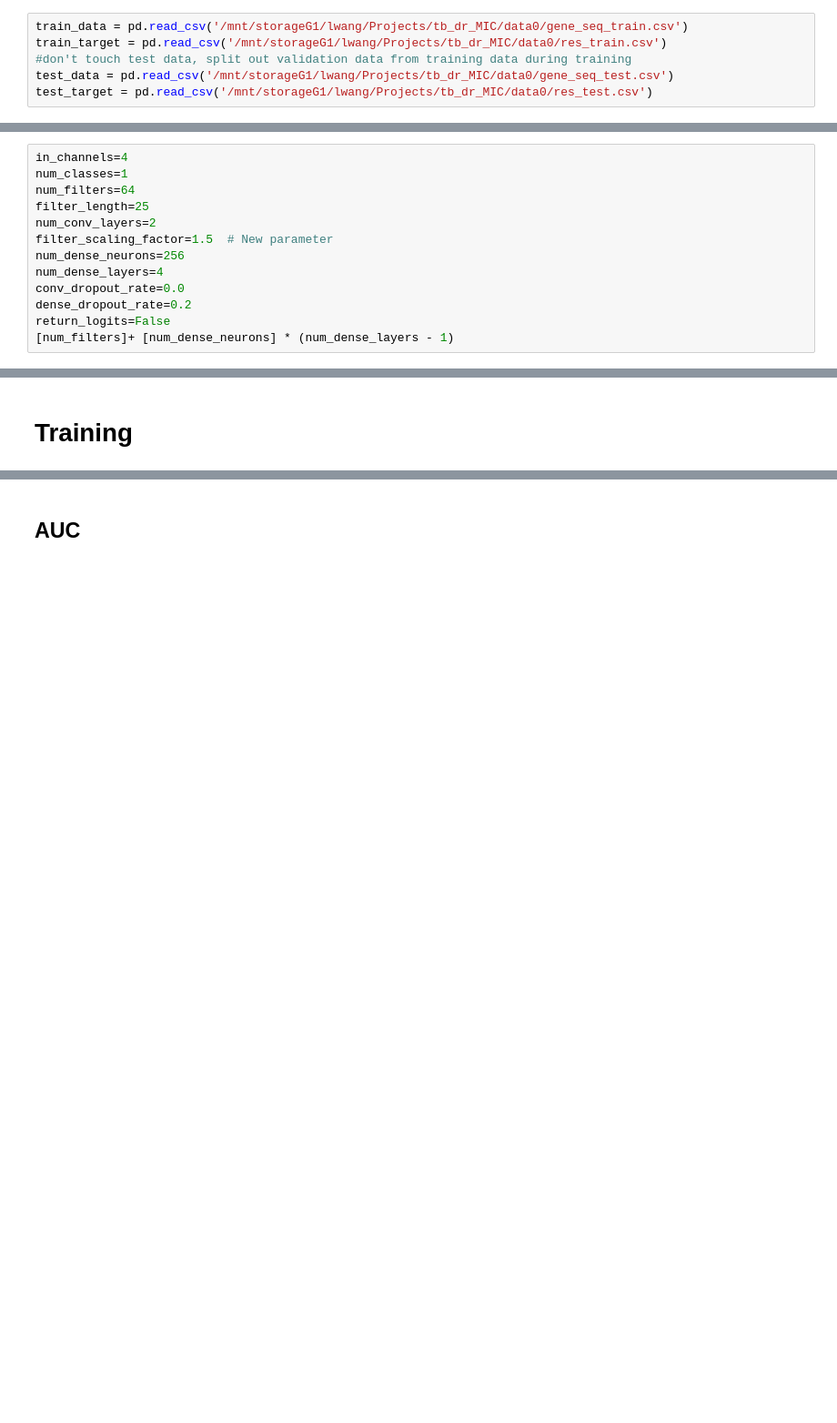
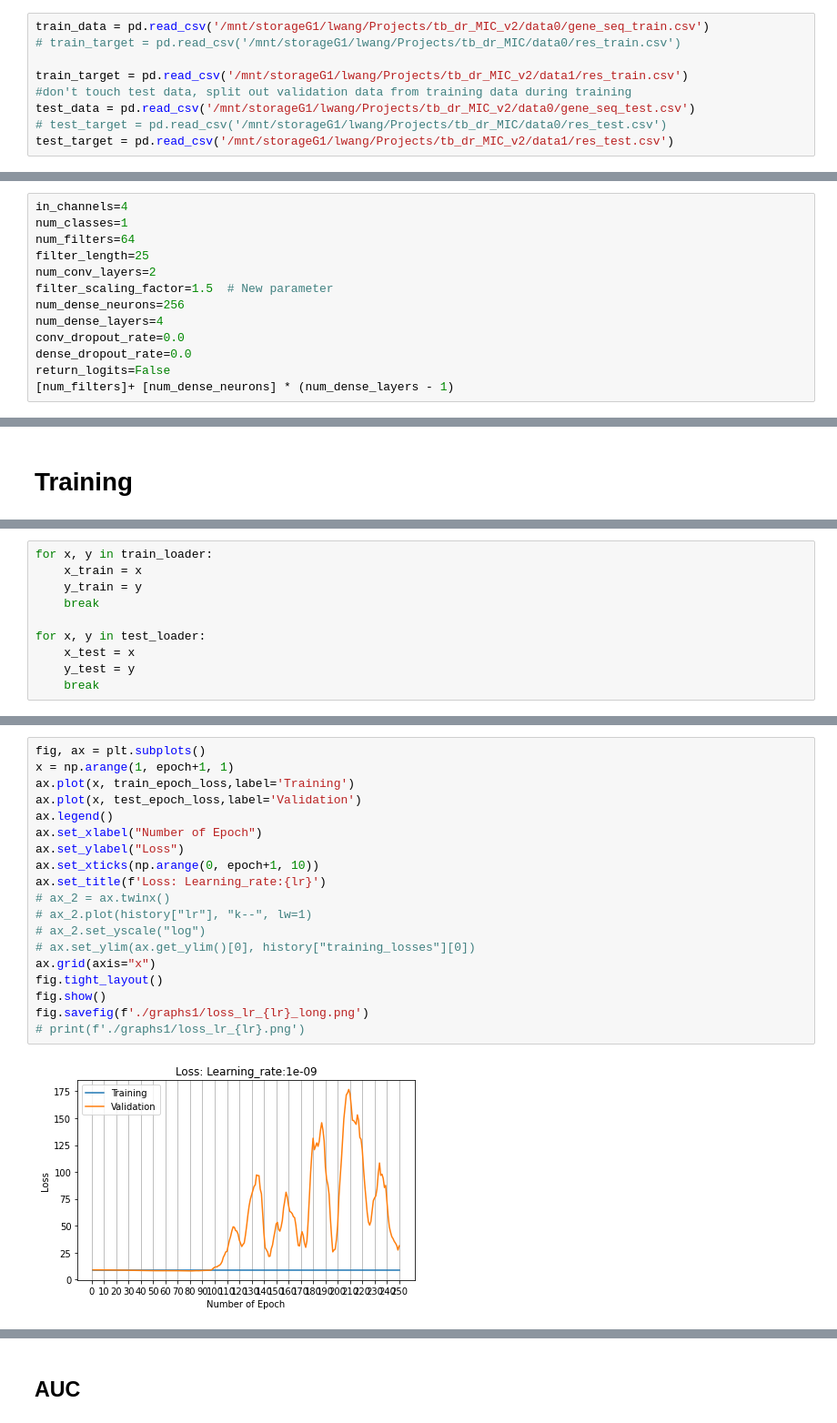
Before and after one commit to linfeng-wang/tb_dr_MIC_v2, a Jupyter notebook: nn-model_green.ipynb, the cells around one changed output, grey strips where cells are left out. Shown at 91% size. Cells and saved outputs as stored; diff of their text form; blank space fills up the shorter version.

```diff
--- a/nn-model_green.ipynb
+++ b/nn-model_green.ipynb
@@ -87,11 +87,14 @@ def print_full(x):
 # %%
 all = pd.read_csv('/mnt/storageG1/lwang/Projects/tb_dr_MIC/CRyPTIC_reuse_table_20221019.csv')
 # %%
-train_data = pd.read_csv('/mnt/storageG1/lwang/Projects/tb_dr_MIC/data0/gene_seq_train.csv')
-train_target = pd.read_csv('/mnt/storageG1/lwang/Projects/tb_dr_MIC/data0/res_train.csv')
+train_data = pd.read_csv('/mnt/storageG1/lwang/Projects/tb_dr_MIC_v2/data0/gene_seq_train.csv')
+# train_target = pd.read_csv('/mnt/storageG1/lwang/Projects/tb_dr_MIC/data0/res_train.csv')
+
+train_target = pd.read_csv('/mnt/storageG1/lwang/Projects/tb_dr_MIC_v2/data1/res_train.csv')
 #don't touch test data, split out validation data from training data during training
-test_data = pd.read_csv('/mnt/storageG1/lwang/Projects/tb_dr_MIC/data0/gene_seq_test.csv')
-test_target = pd.read_csv('/mnt/storageG1/lwang/Projects/tb_dr_MIC/data0/res_test.csv')
+test_data = pd.read_csv('/mnt/storageG1/lwang/Projects/tb_dr_MIC_v2/data0/gene_seq_test.csv')
+# test_target = pd.read_csv('/mnt/storageG1/lwang/Projects/tb_dr_MIC/data0/res_test.csv')
+test_target = pd.read_csv('/mnt/storageG1/lwang/Projects/tb_dr_MIC_v2/data1/res_test.csv')
 # %%
 train_target.head()
 # %% [output]
@@ -279,7 +283,7 @@ filter_scaling_factor=1.5  # New parameter
 num_dense_neurons=256
 num_dense_layers=4
 conv_dropout_rate=0.0
-dense_dropout_rate=0.2
+dense_dropout_rate=0.0
 return_logits=False
 [num_filters]+ [num_dense_neurons] * (num_dense_layers - 1)
 # %% [output]
@@ -428,3 +447,13 @@ optimizer = torch.optim.Adam(model.parameters(), lr=lr)
+# %%
+for x, y in train_loader:
+    x_train = x
+    y_train = y
+    break
+
+for x, y in test_loader:
+    x_test = x
+    y_test = y
+    break
 # %%
 torch.cuda.empty_cache()
 import gc; gc.collect()
@@ -517,0 +576,21 @@ print(f'./graphs1/loss_lr_{lr}.png')
+# %%
+fig, ax = plt.subplots()
+x = np.arange(1, epoch+1, 1)
+ax.plot(x, train_epoch_loss,label='Training')
+ax.plot(x, test_epoch_loss,label='Validation')
+ax.legend()
+ax.set_xlabel("Number of Epoch")
+ax.set_ylabel("Loss")
+ax.set_xticks(np.arange(0, epoch+1, 10))
+ax.set_title(f'Loss: Learning_rate:{lr}')
+# ax_2 = ax.twinx()
+# ax_2.plot(history["lr"], "k--", lw=1)
+# ax_2.set_yscale("log")
+# ax.set_ylim(ax.get_ylim()[0], history["training_losses"][0])
+ax.grid(axis="x")
+fig.tight_layout()
+fig.show()
+fig.savefig(f'./graphs1/loss_lr_{lr}_long.png')
+# print(f'./graphs1/loss_lr_{lr}.png')
+# %% [output]
+[figure, added]
```
Also changed, not shown: parts of 9 cells of this notebook, 41 other files.
